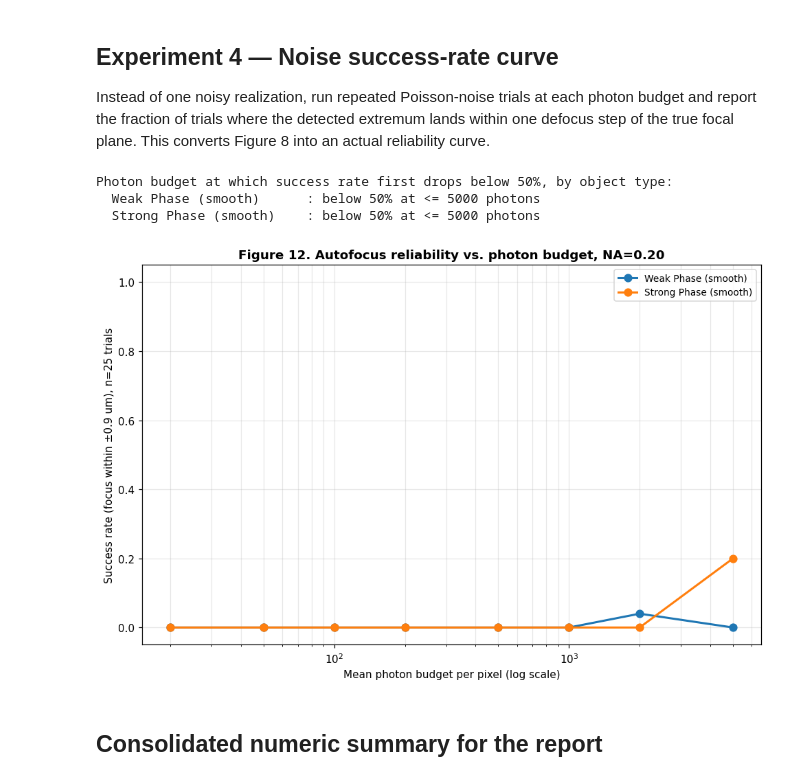
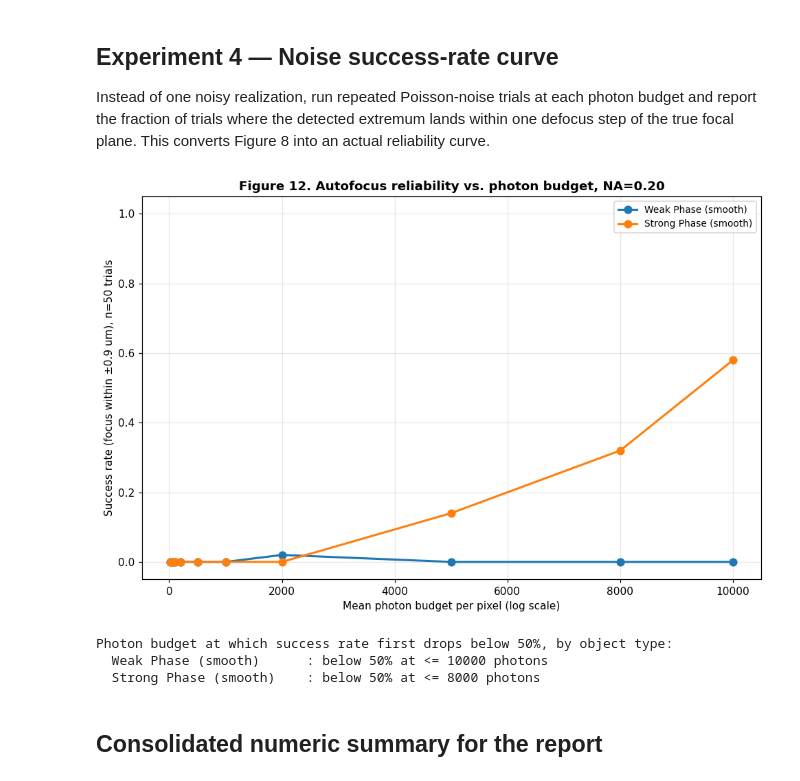
Before and after one commit to Gaurang8440/Fourier_Ptychography_Microscopy, a Jupyter notebook: Brenner framework/Reports/Primary work/Extended_Experiments.ipynb, the cells around one changed output. Saved outputs shown, nothing was run; the diff lists cells and outputs as text; code cells hidden in the pictures.

```diff
--- a/Brenner framework/Reports/Primary work/Extended_Experiments.ipynb
+++ b/Brenner framework/Reports/Primary work/Extended_Experiments.ipynb
@@ -265,8 +265,8 @@ def add_shot_noise(intensity_frame, mean_photon_count, rng):
     scaled = intensity_frame / (intensity_frame.max() + 1e-12) * mean_photon_count
     return rng.poisson(np.clip(scaled, 0, None)).astype(float)
 
-photon_budgets = [5000, 2000, 1000, 500, 200, 100, 50, 20]
-n_trials = 25
+photon_budgets = [10000,8000,5000, 2000, 1000, 500, 200, 100, 50, 20]
+n_trials = 50
 tolerance_um = (Z_ARRAY_UM[1] - Z_ARRAY_UM[0]) * 1.5
 
 success_curves = {}
@@ -276,38 +276,38 @@ for name in ["Weak Phase (smooth)", "Strong Phase (smooth)"]:
     rates = []
     for budget in photon_budgets:
         rng = np.random.default_rng(42)
         hits = 0
         for trial in range(n_trials):
             noisy_stack = np.array([add_shot_noise(f, budget, rng) for f in stack_clean])
             scores = np.array([brenner_raw(f) for f in noisy_stack])
             z_hat = Z_ARRAY_UM[np.argmin(scores)]
             if abs(z_hat - 0.0) <= tolerance_um:
                 hits += 1
         rates.append(hits / n_trials)
     success_curves[name] = rates
 
 fig, ax = plt.subplots(figsize=(9, 6))
 for name, rates in success_curves.items():
     ax.plot(photon_budgets, rates, 'o-', markersize=7, lw=2, label=name)
-ax.set_xscale('log')
+#ax.set_xscale('log')
 ax.set_xlabel("Mean photon budget per pixel (log scale)")
 ax.set_ylabel(f"Success rate (focus within ±{tolerance_um:.1f} um), n={n_trials} trials")
 ax.set_title("Figure 12. Autofocus reliability vs. photon budget, NA=0.20", fontweight='bold')
 ax.legend(fontsize=9); ax.grid(alpha=0.3, which='both')
 ax.set_ylim(-0.05, 1.05)
 plt.tight_layout()
 plt.savefig("figs/fig12_noise_success_rate.png", dpi=150, bbox_inches='tight')
 plt.show()
 
 print("Photon budget at which success rate first drops below 50%, by object type:")
 for name, rates in success_curves.items():
     below = [b for b, r in zip(photon_budgets, rates) if r < 0.5]
     print(f"  {name:<25}: {'below 50% at <= ' + str(max(below)) + ' photons' if below else 'never drops below 50% in tested range'}")
 # %% [output]
+[figure, new version]
 Photon budget at which success rate first drops below 50%, by object type:
-  Weak Phase (smooth)      : below 50% at <= 5000 photons
-  Strong Phase (smooth)    : below 50% at <= 5000 photons
+  Weak Phase (smooth)      : below 50% at <= 10000 photons
+  Strong Phase (smooth)    : below 50% at <= 8000 photons
-[figure, old version]
 # %% [markdown]
 ## Consolidated numeric summary for the report
 # %%
```
Also changed, not shown: parts of 1 cell of this notebook, 11 other files.
